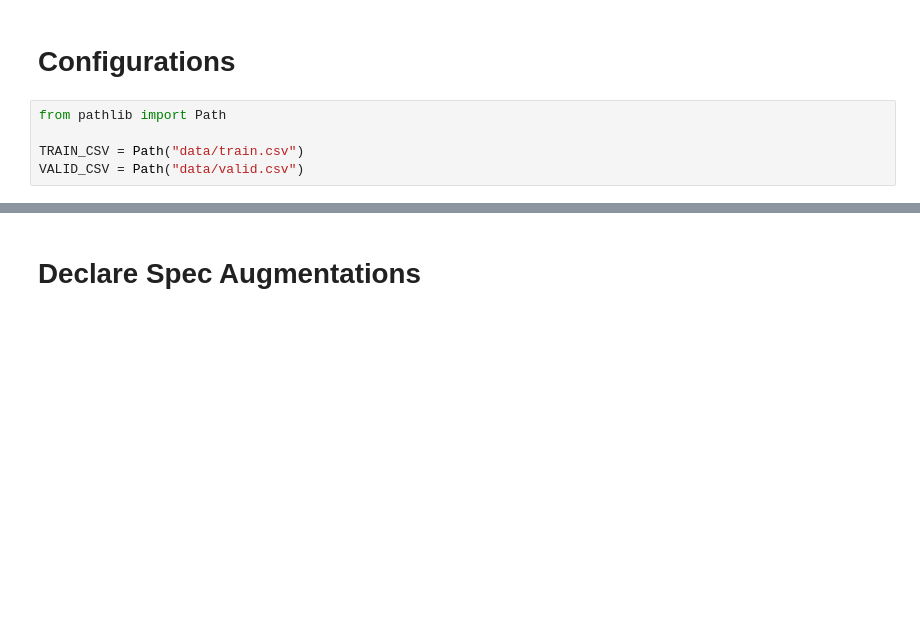
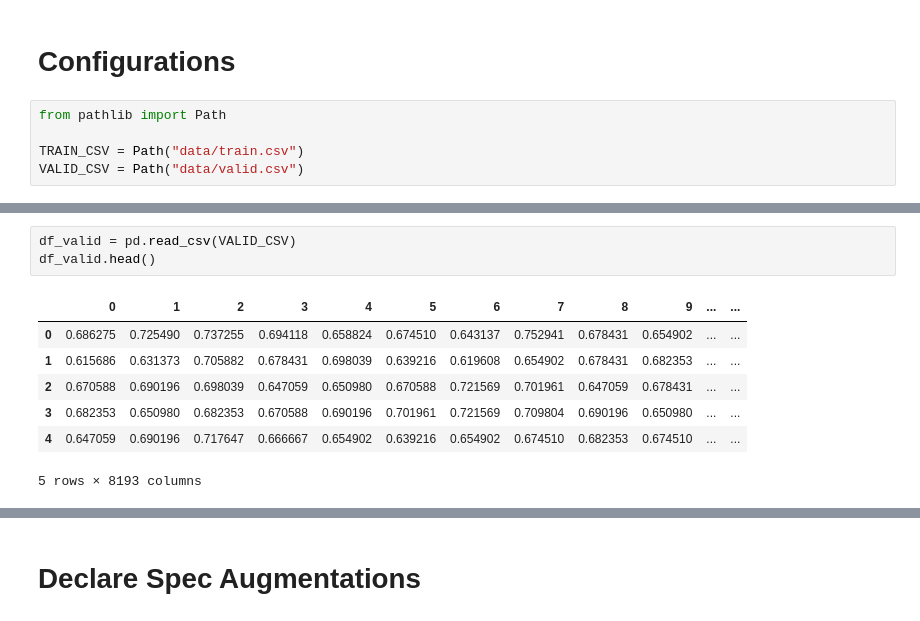
Before and after one commit to ikabrain/radio-signal-classifier, a Jupyter notebook: Guided Project - Classify Radio Signals using PyTorch.ipynb, the cells around one changed output, grey strips where cells are left out. Cells and saved outputs as stored; diff of their text form; blank space fills up the shorter version.

```diff
--- a/Guided Project - Classify Radio Signals using PyTorch.ipynb
+++ b/Guided Project - Classify Radio Signals using PyTorch.ipynb
@@ -33,3 +51,14 @@ VALID_CSV = Path("data/valid.csv")
+# %%
+df_valid = pd.read_csv(VALID_CSV)
+df_valid.head()
+# %% [output]
+|  | 0 | 1 | 2 | 3 | 4 | 5 | 6 | 7 | 8 | 9 | ... | ... |
+| 0 | 0.686275 | 0.725490 | 0.737255 | 0.694118 | 0.658824 | 0.674510 | 0.643137 | 0.752941 | 0.678431 | 0.654902 | ... | ... |
+| 1 | 0.615686 | 0.631373 | 0.705882 | 0.678431 | 0.698039 | 0.639216 | 0.619608 | 0.654902 | 0.678431 | 0.682353 | ... | ... |
+| 2 | 0.670588 | 0.690196 | 0.698039 | 0.647059 | 0.650980 | 0.670588 | 0.721569 | 0.701961 | 0.647059 | 0.678431 | ... | ... |
+| 3 | 0.682353 | 0.650980 | 0.682353 | 0.670588 | 0.690196 | 0.701961 | 0.721569 | 0.709804 | 0.690196 | 0.650980 | ... | ... |
+| 4 | 0.647059 | 0.690196 | 0.717647 | 0.666667 | 0.654902 | 0.639216 | 0.654902 | 0.674510 | 0.682353 | 0.674510 | ... | ... |
+5 rows × 8193 columns
 # %%
 print(f"No. of examples present in df_train : {len(df_train)}")
 print(f"No. of examples present in df_valid : {len(df_valid)}")
```
Also changed, not shown: parts of 5 cells of this notebook.
